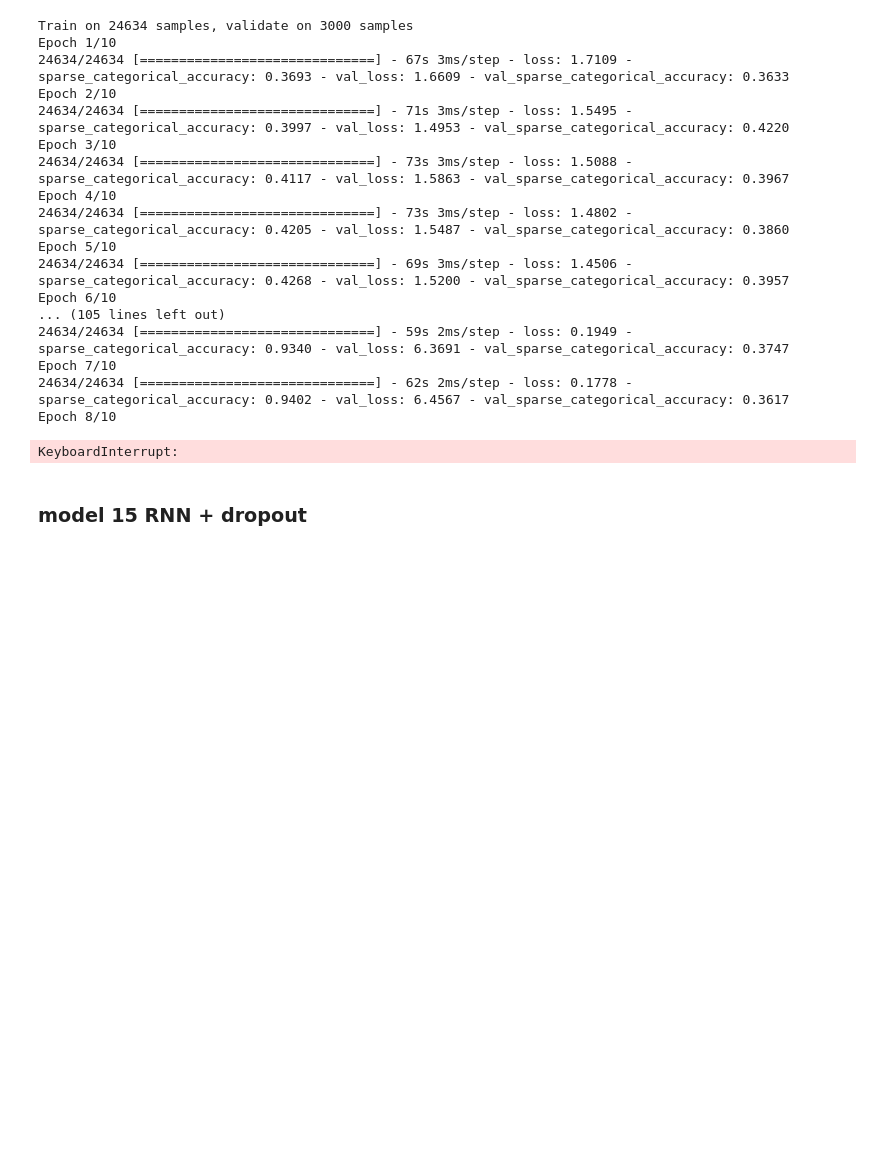
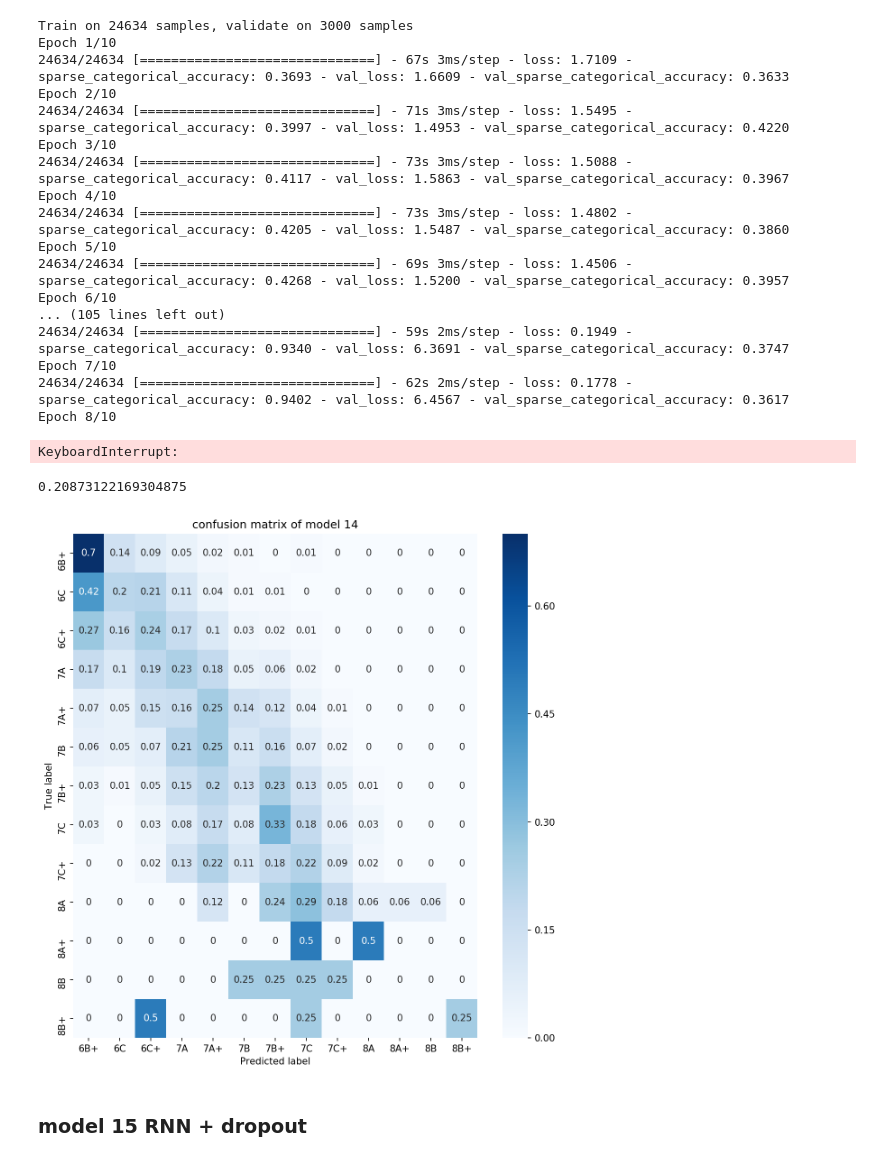
Before and after one commit to jrchang612/MoonBoardRNN, a Jupyter notebook: model/LSTM_preliminary.ipynb, the cells around one changed output. Saved outputs shown, nothing was run; the diff lists cells and outputs as text; code cells hidden in the pictures; blank space fills up the shorter version.

```diff
--- a/model/LSTM_preliminary.ipynb
+++ b/model/LSTM_preliminary.ipynb
@@ -1054,6 +1120,15 @@ Epoch 7/10
 24634/24634 [==============================] - 62s 2ms/step - loss: 0.1778 - sparse_categorical_accuracy: 0.9402 - val_loss: 6.4567 - val_sparse_categorical_accuracy: 0.3617
 Epoch 8/10
 KeyboardInterrupt:
+# %%
+F1_14 = metrics.f1_score(Y_dev_cnn, model14.predict_classes(X_dev_cnn), average = 'macro')
+print(F1_14)
+# %% [output]
+0.20873122169304875
+# %%
+plot_confusion_matrix(Y_dev_cnn, model14.predict_classes(X_dev_cnn), title = 'confusion matrix of model 14')
+# %% [output]
+[figure, added]
 # %% [markdown]
 ### model 15 RNN + dropout
 # %%
```
Also changed, not shown: parts of 46 cells of this notebook, 21 other files.
